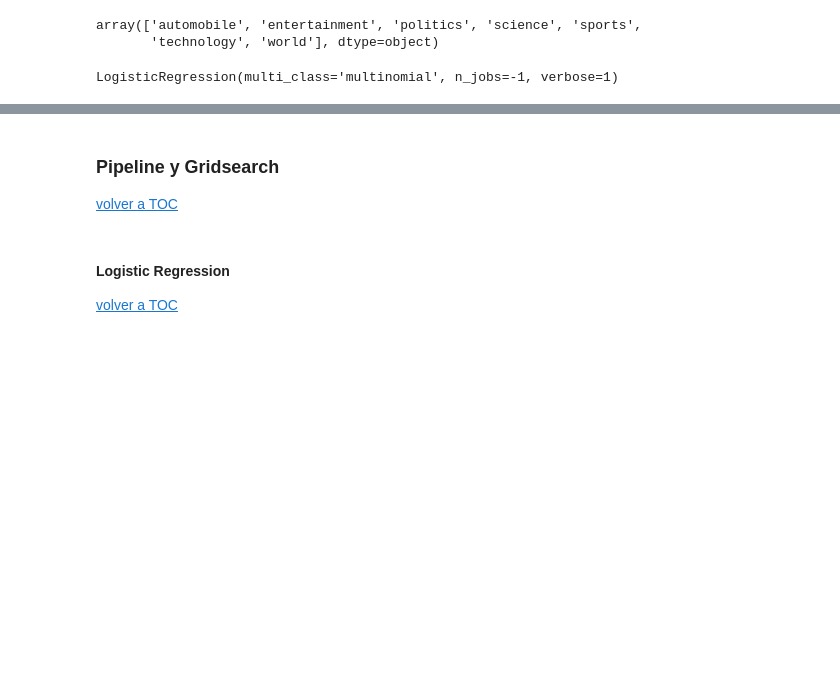
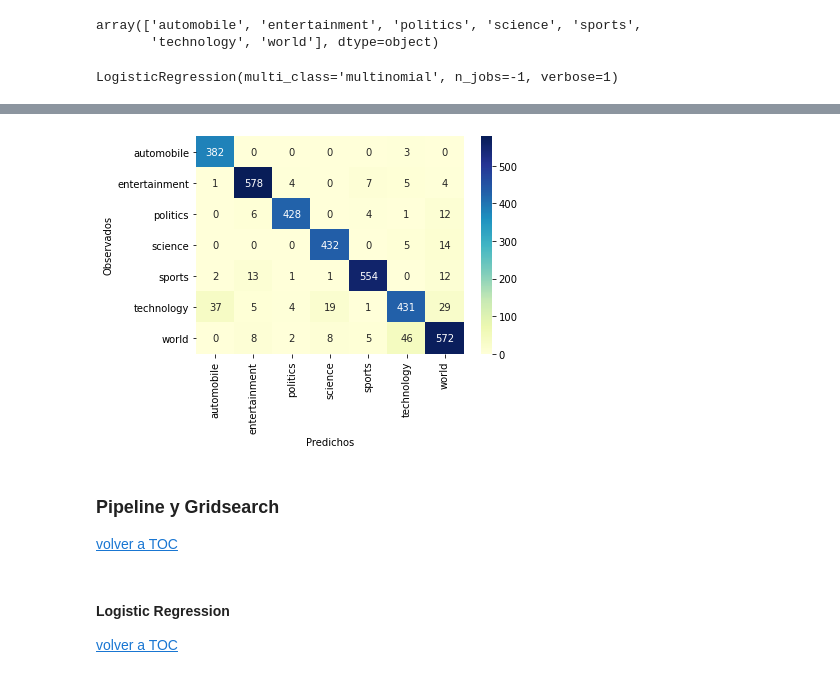
Before and after one commit to nachommm/desafio3, a Jupyter notebook: znews_clasification.ipynb, the cells around one changed output, grey strips where cells are left out. Cells and saved outputs as stored; diff of their text form; code cells hidden in the pictures; blank space fills up the shorter version.

```diff
--- a/znews_clasification.ipynb
+++ b/znews_clasification.ipynb
@@ -346,3 +449,15 @@ LogisticRegression(multi_class='multinomial', n_jobs=-1, verbose=1)
+# %%
+conf_matrix = confusion_matrix(y_test, prediction)
+conf_mat_df = pd.DataFrame(data=conf_matrix,
+                           index=classifier_log.classes_,
+                           columns=classifier_log.classes_)
+# %%
+heatmap = sns.heatmap(conf_mat_df, annot=True, fmt='d', cmap='YlGnBu')
+plt.xlabel("Predichos")
+plt.ylabel("Observados")
+plt.show()
+# %% [output]
+[figure, added]
 # %% [markdown]
 <a id="section_clf_pipeline"></a>
 <h3>Pipeline y Gridsearch</h3>
```
Also changed, not shown: parts of 7 cells of this notebook, 1 other file.
